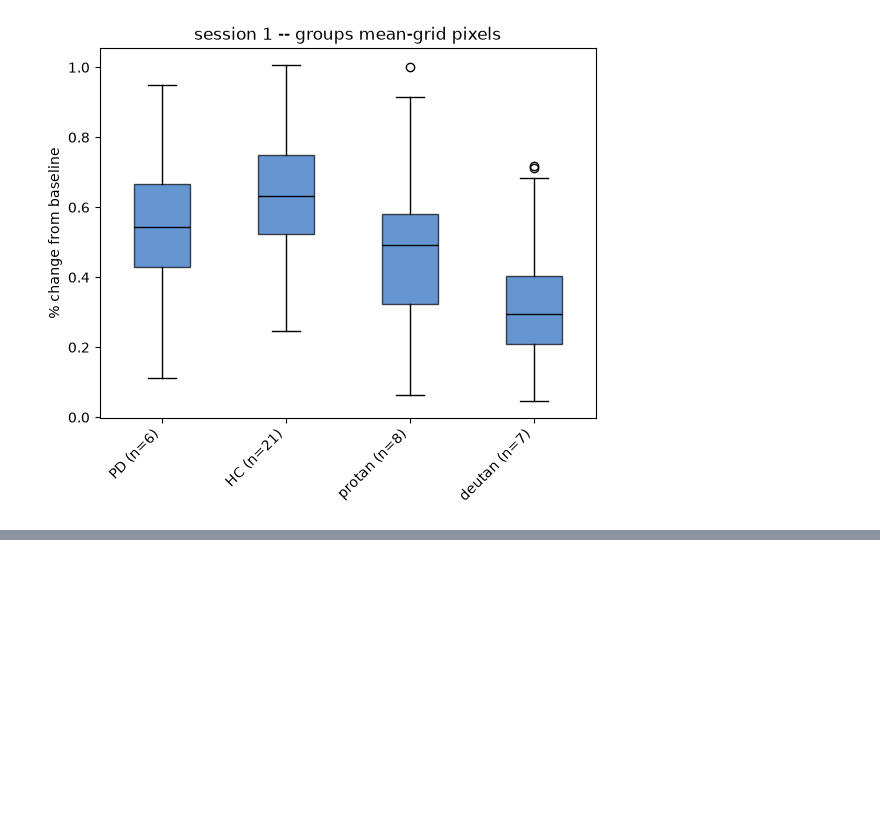
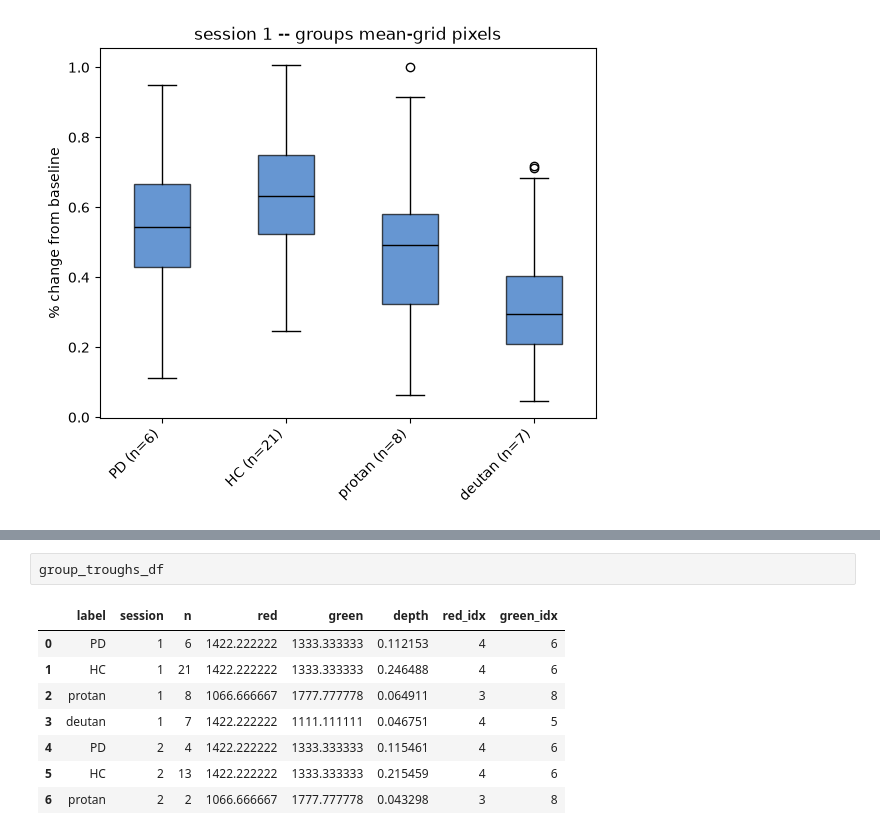
Before and after one commit to zevaz13/DataAnalysisGeneral, a Jupyter notebook: ssveps/notebooks/04_distributions.ipynb, the cells around one changed output, grey strips where cells are left out. Drawn from its saved outputs; the diff is of its cells as text; blank space fills up the shorter version.

```diff
--- a/ssveps/notebooks/04_distributions.ipynb
+++ b/ssveps/notebooks/04_distributions.ipynb
@@ -101,0 +119,11 @@ plot_groups_mean_boxplot(runmap_df, baselines_df, metadata_df, SESSION, categori
+# %%
+group_troughs_df
+# %% [output]
+|  | label | session | n | red | green | depth | red_idx | green_idx |
+| 0 | PD | 1 | 6 | 1422.222222 | 1333.333333 | 0.112153 | 4 | 6 |
+| 1 | HC | 1 | 21 | 1422.222222 | 1333.333333 | 0.246488 | 4 | 6 |
+| 2 | protan | 1 | 8 | 1066.666667 | 1777.777778 | 0.064911 | 3 | 8 |
+| 3 | deutan | 1 | 7 | 1422.222222 | 1111.111111 | 0.046751 | 4 | 5 |
+| 4 | PD | 2 | 4 | 1422.222222 | 1333.333333 | 0.115461 | 4 | 6 |
+| 5 | HC | 2 | 13 | 1422.222222 | 1333.333333 | 0.215459 | 4 | 6 |
+| 6 | protan | 2 | 2 | 1066.666667 | 1777.777778 | 0.043298 | 3 | 8 |
```
Also changed, not shown: parts of 6 cells of this notebook, 9 other files.
